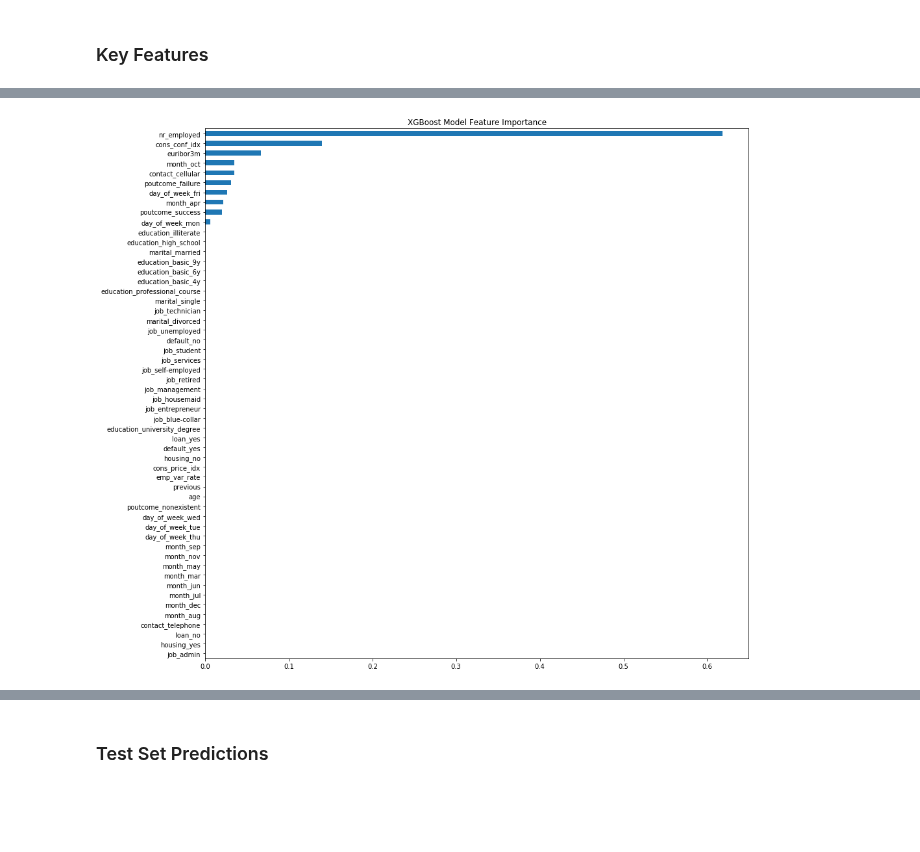
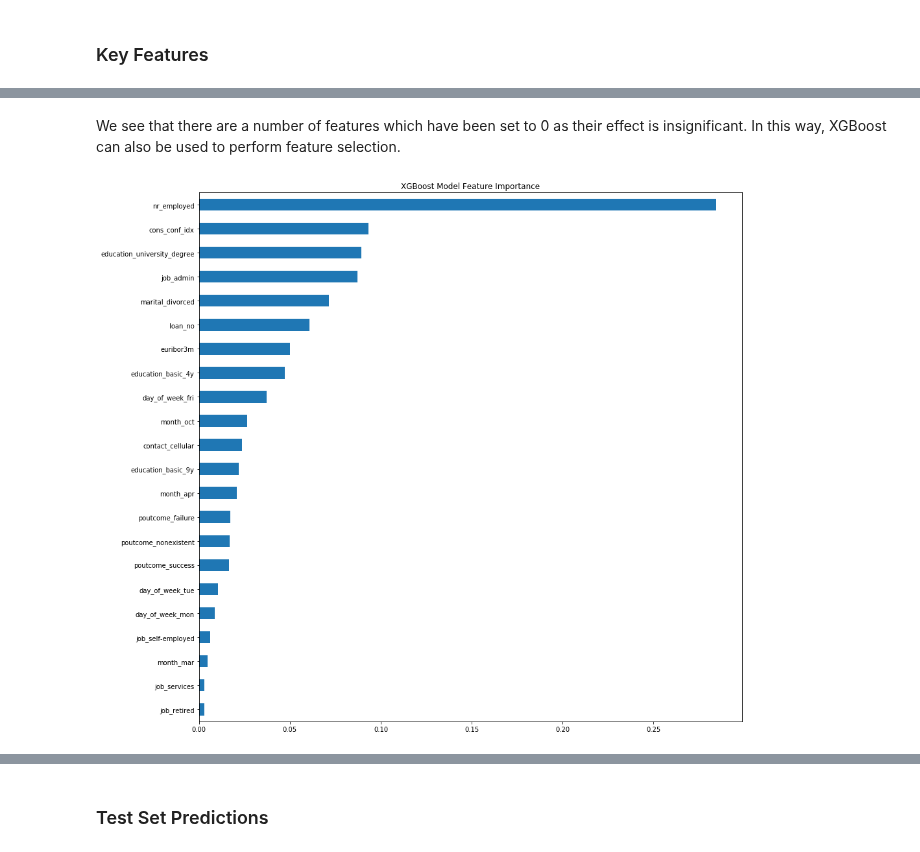
Before and after one commit to nadinezab/bank-marketing, a Jupyter notebook: bank-marketing.ipynb, the cells around one changed output, grey strips where cells are left out. Drawn from its saved outputs; the diff is of its cells as text; code cells hidden in the pictures; blank space fills up the shorter version.

```diff
--- a/bank-marketing.ipynb
+++ b/bank-marketing.ipynb
@@ -1760,4 +1829,20 @@ for k in tuning_clf_dict.keys():
 # %%
+# Create new empty dictionary
+tuning_clf_dict = {}
+
+for k,v in clf_dict.items():
+    tuning_clf_dict[k] = {}
+    # Add clfs
+    tuning_clf_dict[k]['clf'] = v
+
+# Remove SVM
+del tuning_clf_dict['Support Vector Classification']
+
+# Add Pipeline to nested dictionary
+for k in tuning_clf_dict.keys():
+    tuning_clf_dict[k]['pipeline'] = \
+        Pipeline([('smote', smote), ('clf', tuning_clf_dict[k]['clf'])])
+
 # Add param grid to nested dictionary
 
 # Add key param_grid and default empty dictionary value
@@ -1771,3 +1856,21 @@ tuning_clf_dict['Random Forrest']['param_grid'] = RF_params
 tuning_clf_dict['K-Nearest Neighbours']['param_grid'] = KNN_params
 tuning_clf_dict['Gradient Boosting']['param_grid'] = GB_params
 tuning_clf_dict['XGBoost']['param_grid'] = XGB_params
+
+# Add RandomizedSearchCV to nested dictionary
+cv = 3
+scoring = 'recall'
+
+for k in tuning_clf_dict.keys():
+    tuning_clf_dict[k]['rscv'] = RandomizedSearchCV(estimator = tuning_clf_dict[k]['pipeline'],
+                                        param_distributions = tuning_clf_dict[k]['param_grid'],
+                                        scoring = scoring,
+                                        cv = cv)
+
+# Create new dictionary with just clf names and randomizedsearch object
+# Allows it to be passed to existing batch_clf function
+
+rscv_dict = {}
+
+for k in tuning_clf_dict.keys():
+    rscv_dict[k] = tuning_clf_dict[k]['rscv']
@@ -1883,8 +2011,15 @@ array([0.        , 0.        , 0.        , 0.        , 0.        ,
+# %% [markdown]
+We see that there are a number of features which have been set to 0 as their effect is insignificant. In this way, XGBoost can also be used to perform feature selection.
 # %%
+# Create Pandas series with feature importances
 feats = pd.Series(gs_xgboost.best_estimator_[1].feature_importances_, index = X_train.columns)
+# Sort values
 feats = feats.sort_values(ascending = True)
+# Drop null values
+feats = feats[feats != 0]
+# Plot bar plot
 feats.plot(kind = 'barh', figsize = (15,15))
 plt.title('XGBoost Model Feature Importance')
 plt.show()
 # %% [output]
-[figure, old version]
+[figure, new version]
```
Also changed, not shown: parts of 77 cells of this notebook.
